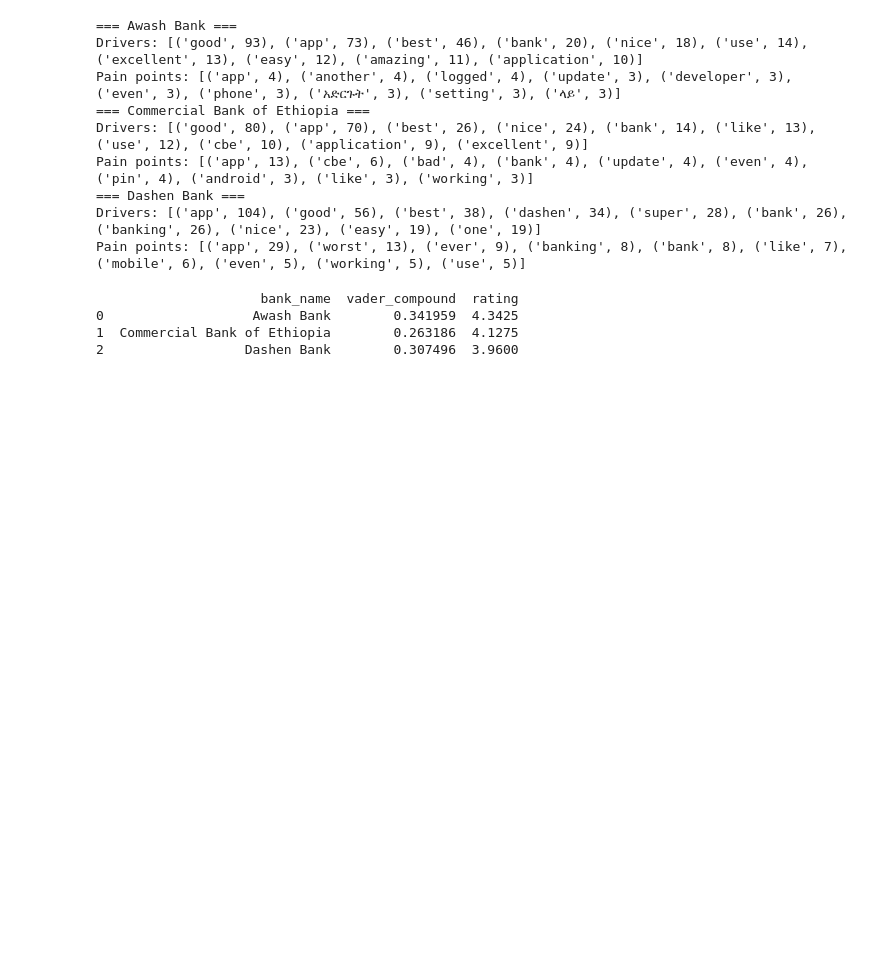
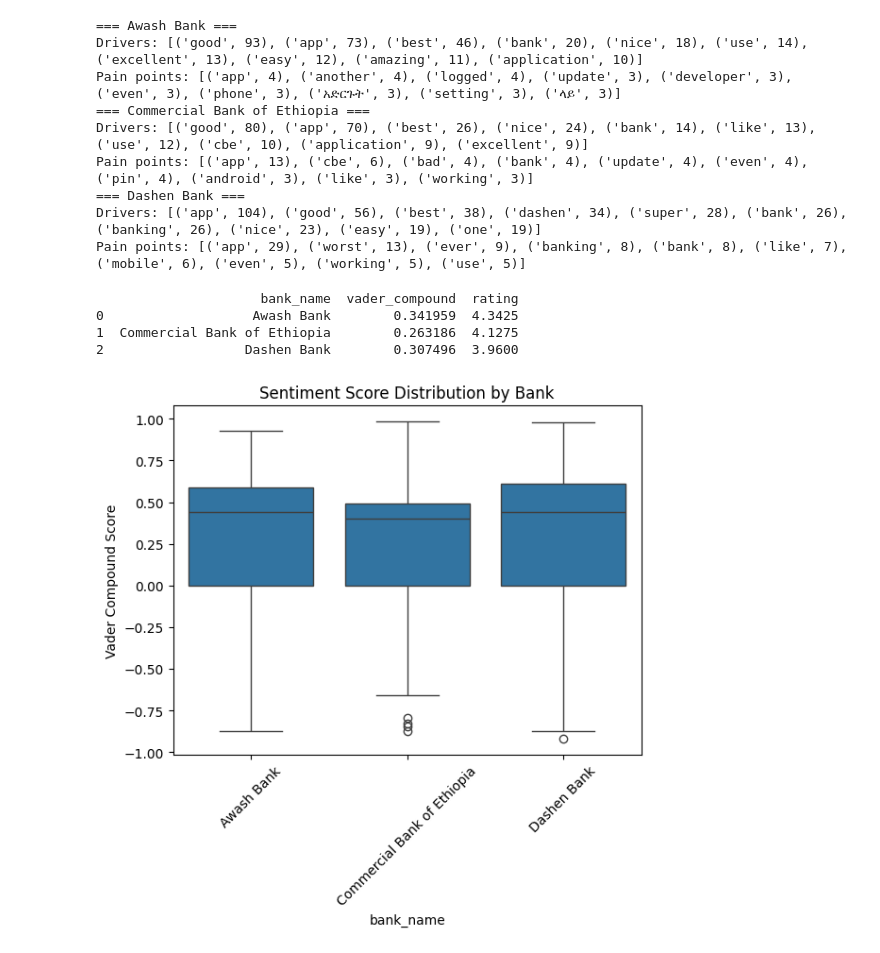
Before and after one commit to Feven777/Customer_experiance_analysis_for_fintech_apps, a Jupyter notebook: Scripts/insights.ipynb, the cells around one changed output. Cells and saved outputs as stored; diff of their text form; code cells hidden in the pictures; blank space fills up the shorter version.

```diff
--- a/Scripts/insights.ipynb
+++ b/Scripts/insights.ipynb
@@ -58,3 +58,14 @@ print(bank_summary)
 0                   Awash Bank        0.341959  4.3425
 1  Commercial Bank of Ethiopia        0.263186  4.1275
 2                  Dashen Bank        0.307496  3.9600
+# %%
+import seaborn as sns
+import matplotlib.pyplot as plt
+
+sns.boxplot(data=df, x='bank_name', y='vader_compound')
+plt.title('Sentiment Score Distribution by Bank')
+plt.ylabel('Vader Compound Score')
+plt.xticks(rotation=45)
+plt.show()
+# %% [output]
+[figure, added]
```
Also changed, not shown: parts of 1 cell of this notebook.
